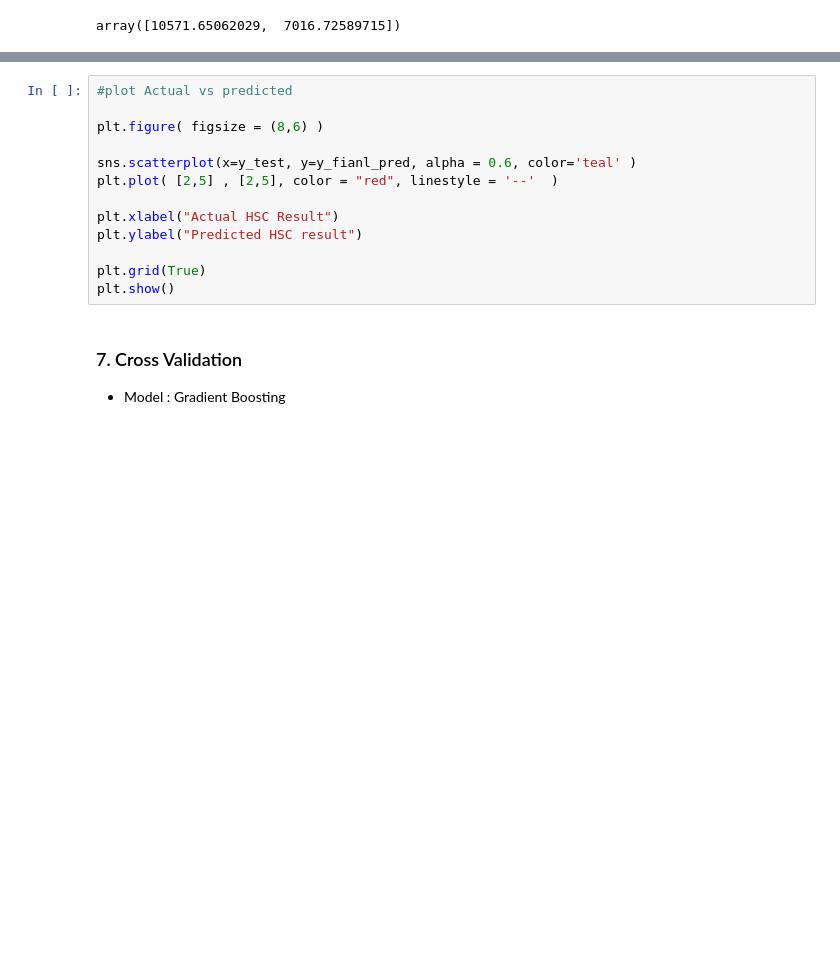
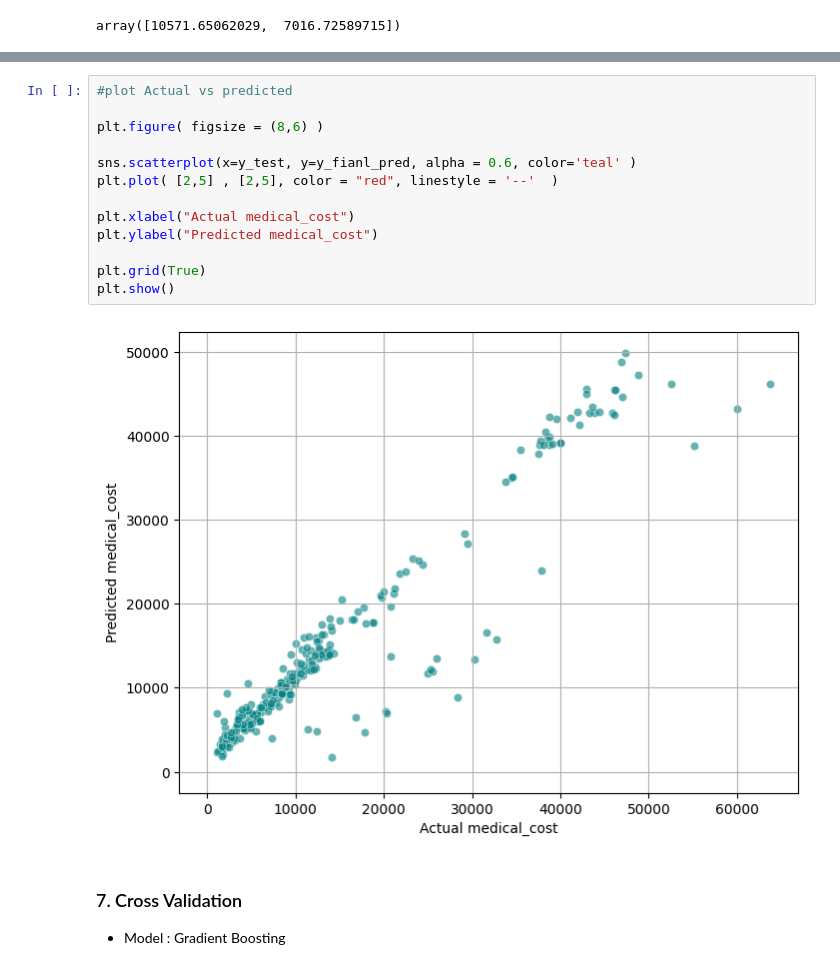
Before and after one commit to KzRaihan/Health-Insurance-Cost-Predictor, a Jupyter notebook: research.ipynb, the cells around one changed output, grey strips where cells are left out. Saved outputs shown, nothing was run; the diff lists cells and outputs as text; blank space fills up the shorter version.

```diff
--- a/research.ipynb
+++ b/research.ipynb
@@ -714,16 +1059,18 @@ array([10571.65062029,  7016.72589715])
 # %%
 #plot Actual vs predicted
 
 plt.figure( figsize = (8,6) )
 
 sns.scatterplot(x=y_test, y=y_fianl_pred, alpha = 0.6, color='teal' )
 plt.plot( [2,5] , [2,5], color = "red", linestyle = '--'  )
 
-plt.xlabel("Actual HSC Result")
-plt.ylabel("Predicted HSC result")
+plt.xlabel("Actual medical_cost")
+plt.ylabel("Predicted medical_cost")
 
 plt.grid(True)
 plt.show()
+# %% [output]
+[figure, added]
 # %% [markdown]
 ### 7. Cross Validation
 - Model : Gradient Boosting
```
Also changed, not shown: parts of 43 cells of this notebook.
